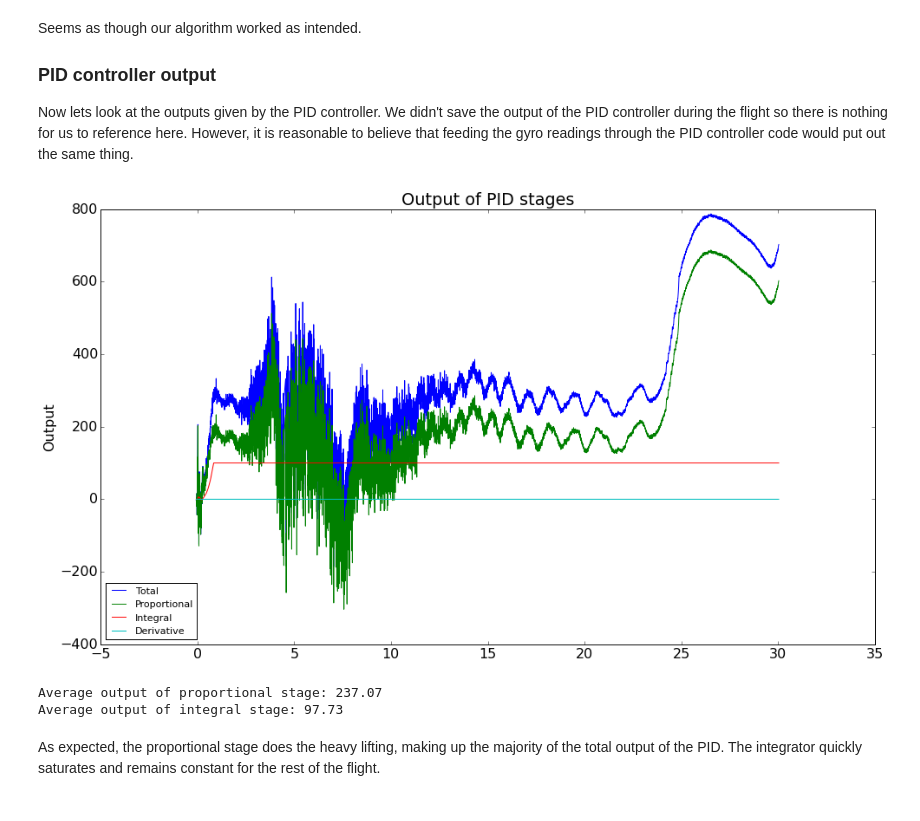
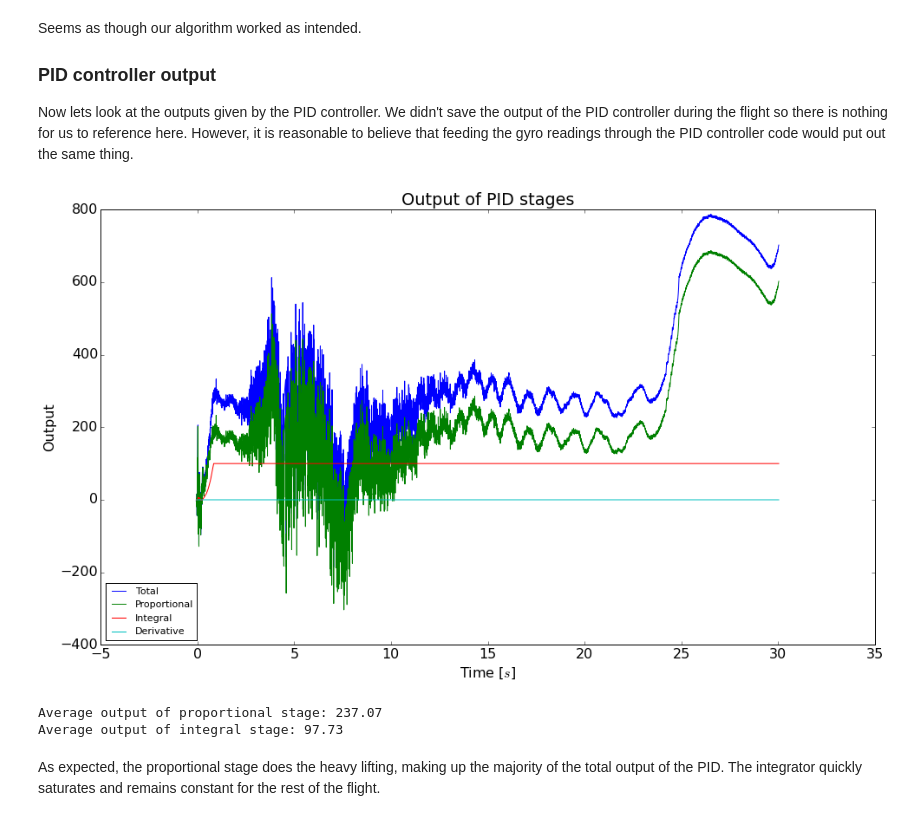
Before and after one commit to psas/Launch-12, a Jupyter notebook: data/rollanalysis_part2.ipynb, the cells around one changed output. Saved outputs shown, nothing was run; the diff lists cells and outputs as text; code cells hidden in the pictures.

```diff
--- a/data/rollanalysis_part2.ipynb
+++ b/data/rollanalysis_part2.ipynb
@@ -148,25 +149,26 @@ Now lets look at the outputs given by the PID controller. We didn't save the out
 # %%
 fig, ax1 = plt.subplots(nrows=1, sharex=True, figsize=(16,9))
 
 ax1.plot(time[2:], pids, label='Total')
 ax1.plot(time[2:], prop_stage, label='Proportional')
 ax1.plot(time[2:], integral_stage, label='Integral')
 ax1.plot(time[2:], derivative_stage, label='Derivative')
 ax1.legend(loc=3, fontsize='x-small')
 ax1.set_title('Output of PID stages')
 ax1.set_ylabel('Output')
+ax1.set_xlabel('Time [$s$]')
 
 plt.show()
 
 prop_stage = np.array(prop_stage)
 integral_stage = np.array(integral_stage)
 
 # note: we didn't use a derivative stage so it is always 0
 
 print 'Average output of proportional stage: %3.2f' % prop_stage.mean()
 print 'Average output of integral stage: %3.2f' % integral_stage.mean()
 # %% [output]
-[figure, old version]
+[figure, new version]
 Average output of proportional stage: 237.07
 Average output of integral stage: 97.73
 # %% [markdown]
```
Also changed, not shown: parts of 3 cells of this notebook.
